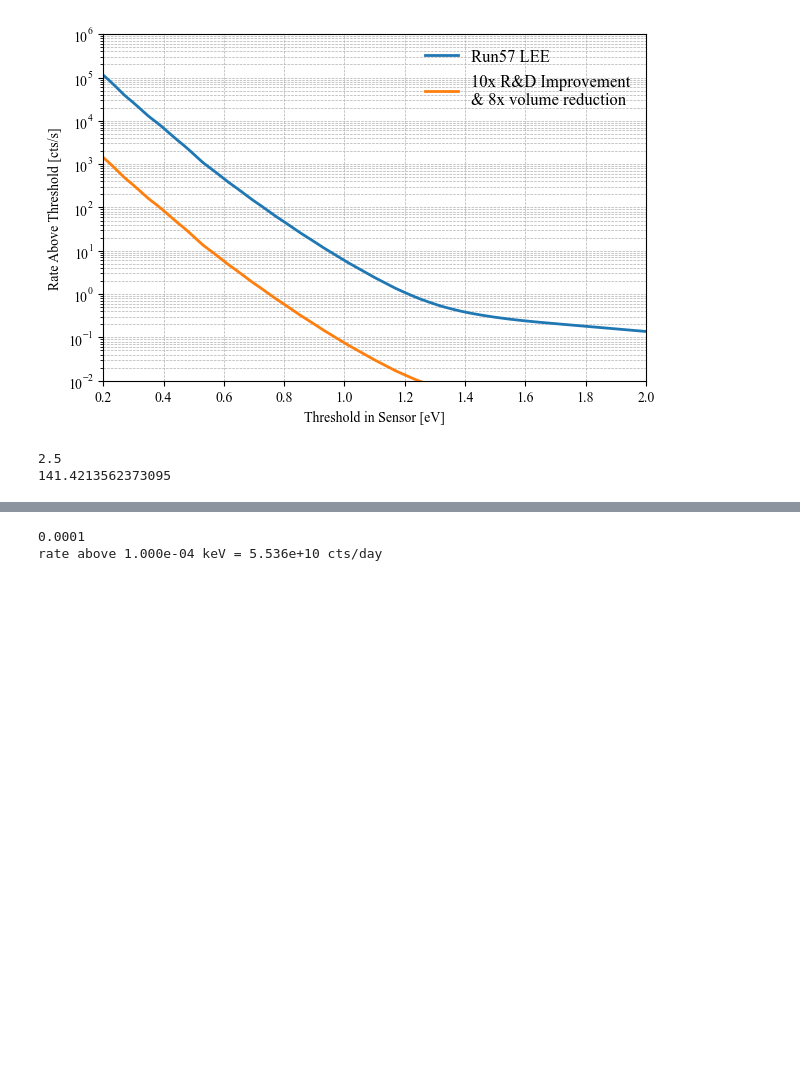
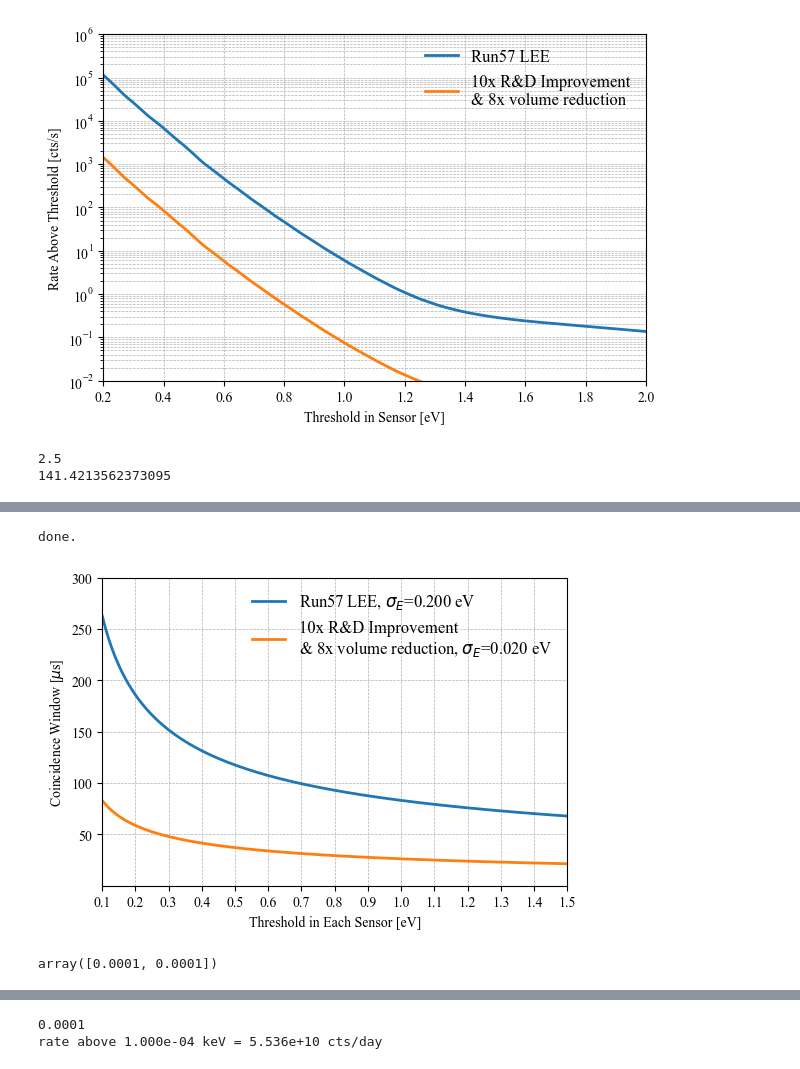
Before and after one commit to spice-herald/DarkLim, a Jupyter notebook: examples/sampling_test.ipynb, the cells around one changed output, grey strips where cells are left out. Cells and saved outputs as stored; diff of their text form; code cells hidden in the pictures; blank space fills up the shorter version.

```diff
--- a/examples/sampling_test.ipynb
+++ b/examples/sampling_test.ipynb
@@ -165,3 +251,47 @@ done.
+# %%
+# plot coincidence window vs threshold with the 1/sqrt(N_sigma) dependence
+
+scale_factor = 1
+lee_scale_factors = [1,0.1/8]
+e_res = np.array([0.200,0.020])*1e-3 # energy res in keV
+
+labs = ['Run57 LEE','10x R&D Improvement\n& 8x volume reduction']
+
+fig, ax = plt.subplots(1,figsize=(6,4))
+
+for i,sf in enumerate(lee_scale_factors):
+    thresholds = np.linspace(0.1e-3,10e-3,num=1000)
+    windows = 186e-6/np.sqrt(thresholds/e_res[i]) # seconds
+    fixed_windows = np.full_like(thresholds,100e-6)
+
+    plt.plot(thresholds*1000,windows/1e-6,lw=2,label=labs[i]+r', $\sigma_E$={:0.3f} eV'.format(e_res[i]*1e3))
+
+#ax.set_xlim(thresholds[0]*1000,thresholds[-1]*1000)
+ax.set_xlim(0.1,1.5)
+ax.xaxis.set_major_locator(MaxNLocator(14))
+ax.set_ylim(1e-1,300)
+#ax.set_xscale('log')
+#ax.set_yscale('log')
+ax.grid(lw=0.5,ls='--',which='both')
+ax.legend(loc='upper right',frameon=False,ncol=1,fontsize=12)
+
+ax.set_xlabel('Threshold in Each Sensor [eV]')
+ax.set_ylabel(r'Coincidence Window [$\mu$s]')
+#ax.set_title('Total Rate = {:0.3e} cts/day'.format(pile_up_rate))
+#ax.set_title(r'Fixed {:0.0f} $\mu$s window'.format(w/1e-6))
+
+print('done.')
+# %% [output]
+done.
+[figure, added]
 # %%
 #print(h.bin_edges)
 #print(h.histogram)
+# %%
+rt = np.array([1e2,1e2])
+
+wt = 186e-6*np.array([0.5,0.2])
+
+pile_up_rate_4fold(rt,wt)
+# %% [output]
+array([0.0001, 0.0001])
```
Also changed, not shown: parts of 4 cells of this notebook.
